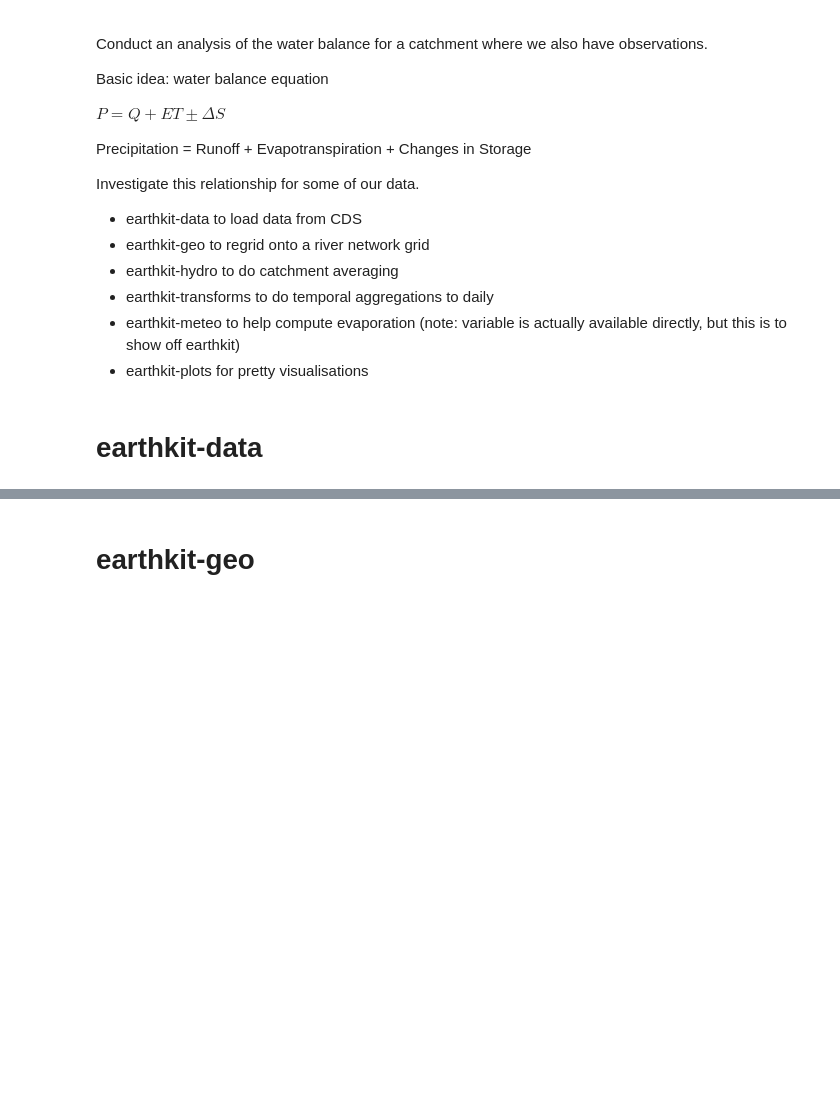
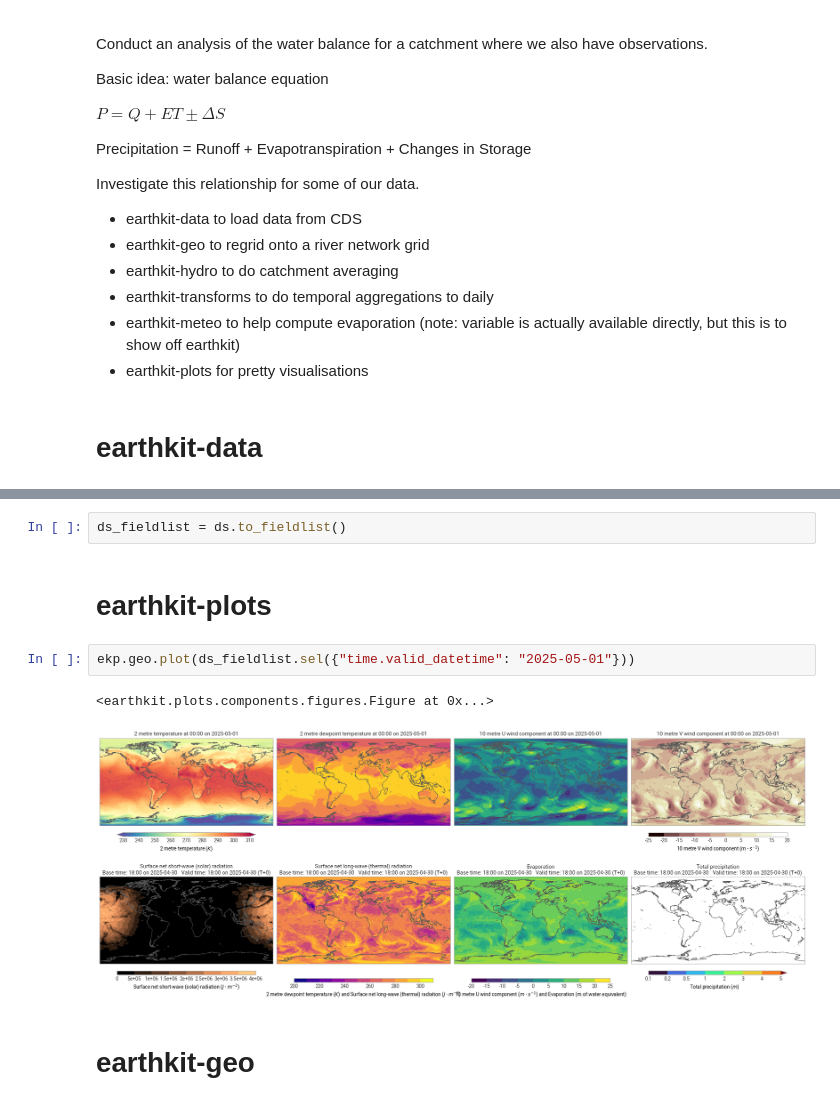
Before and after one commit to ecmwf-training/2026-earthkit-training, a Jupyter notebook: content/extras/water_balance.ipynb, the cells around one changed output, grey strips where cells are left out. Cells and saved outputs as stored; diff of their text form; blank space fills up the shorter version.

```diff
--- a/content/extras/water_balance.ipynb
+++ b/content/extras/water_balance.ipynb
@@ -61,3 +55,12 @@ ds = ekd.from_source("cds", "reanalysis-era5-single-levels", request=CDS_REQUEST
+# %%
+ds_fieldlist = ds.to_fieldlist()
+# %% [markdown]
+# earthkit-plots
+# %%
+ekp.geo.plot(ds_fieldlist.sel({"time.valid_datetime": "2025-05-01"}))
+# %% [output]
+<earthkit.plots.components.figures.Figure at 0x...>
+[figure, added]
 # %% [markdown]
 # earthkit-geo
 # %%
```
Also changed, not shown: parts of 21 cells of this notebook.
